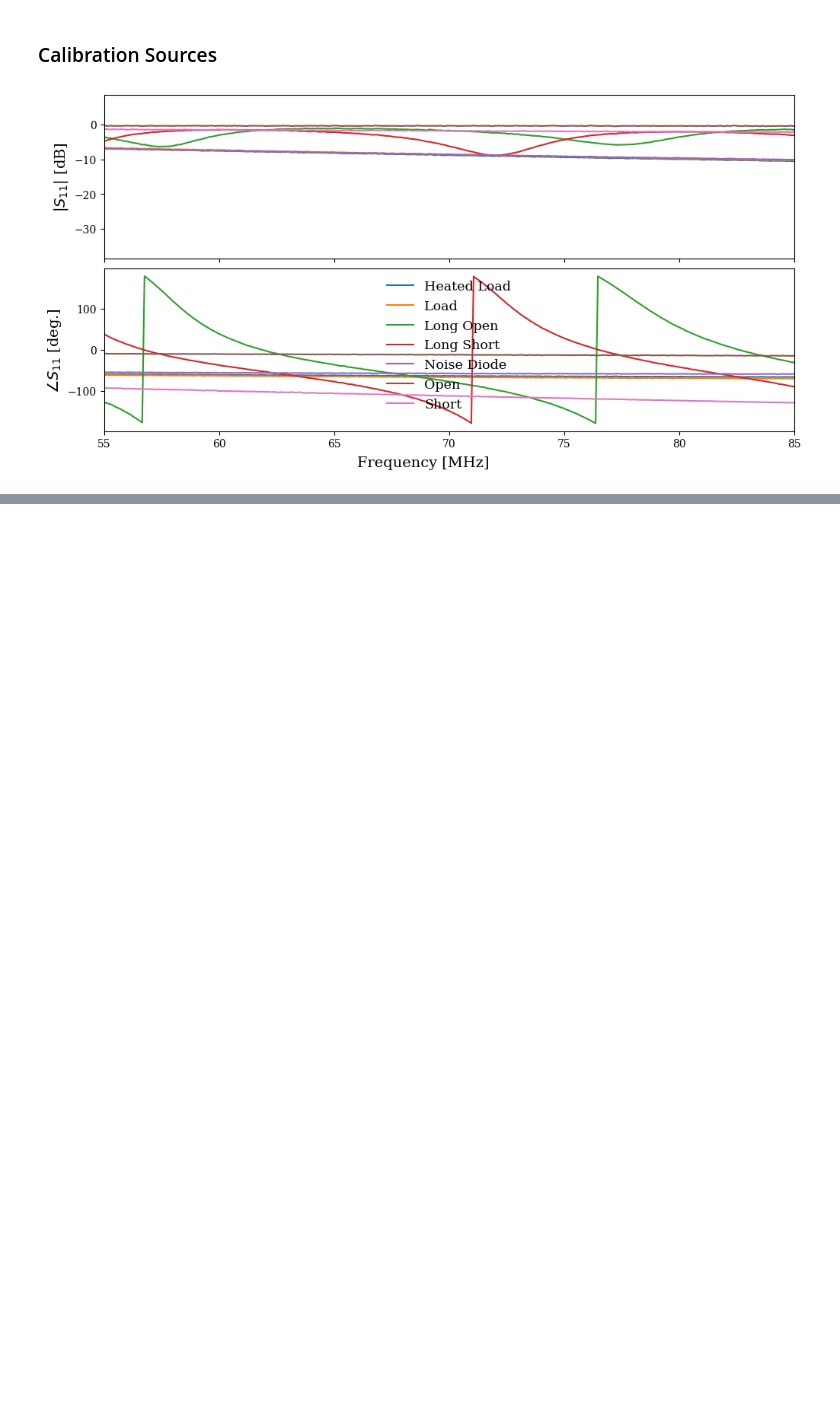
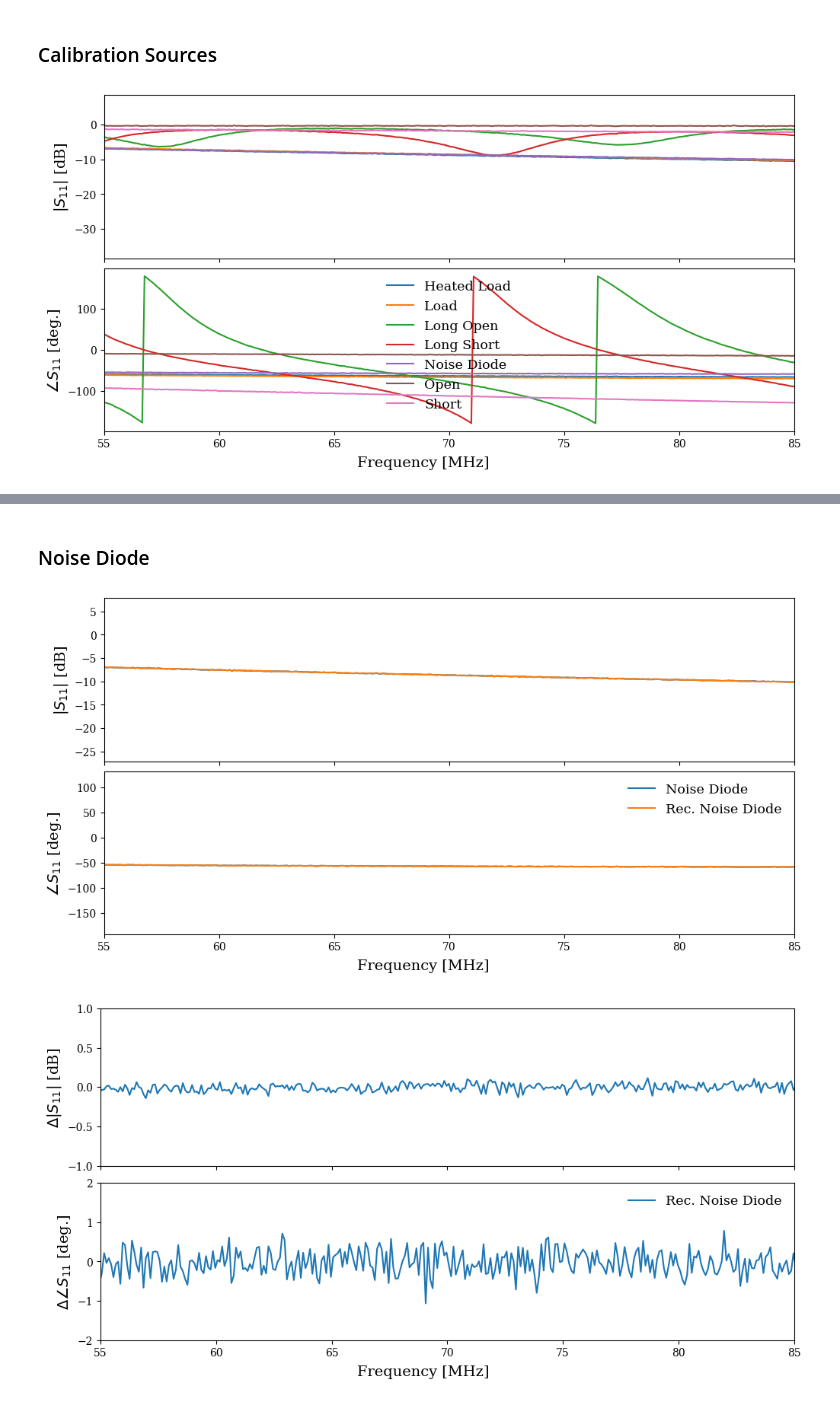
Before and after one commit to RHINO-Experiment/rhino-sparams, a Jupyter notebook: Cascading_SParams.ipynb, the cells around one changed output, grey strips where cells are left out. Saved outputs shown, nothing was run; the diff lists cells and outputs as text; code cells hidden in the pictures; blank space fills up the shorter version.

```diff
--- a/Cascading_SParams.ipynb
+++ b/Cascading_SParams.ipynb
@@ -648,0 +676,17 @@ visualise_s11(termination=[heated_load,
+# %% [markdown]
+### Noise Diode
+# %%
+cal_noisediode = Termination('VNA_Measurements_John/cal_s11/cal_noisediode_t1t1e2_0.s2p', label='Noise Diode')
+
+sp8t_rf2 = Componant('VNA_Measurements_John/sp8t/sp8t_p2_rf2.s2p', label='SP8T RF2')
+
+noisediode_term = Termination('VNA_Measurements_John/cal_ends/noisediode_0.s2p')
+
+rec_noisediode = LumpedTermination(lumped_componants=sp8t_rf2, termination=noisediode_term, label='Rec. Noise Diode')
+
+visualise_s11(termination=[cal_noisediode, rec_noisediode])
+visulaise_s11_residuals(prime_termination=cal_noisediode,
+terminations=[rec_noisediode], diff_mag_ylim=(-1, 1), diff_pha_ylim=(-2, 2))
+# %% [output]
+[figure, added]
+[figure, added]
```
Also changed, not shown: parts of 18 cells of this notebook.
